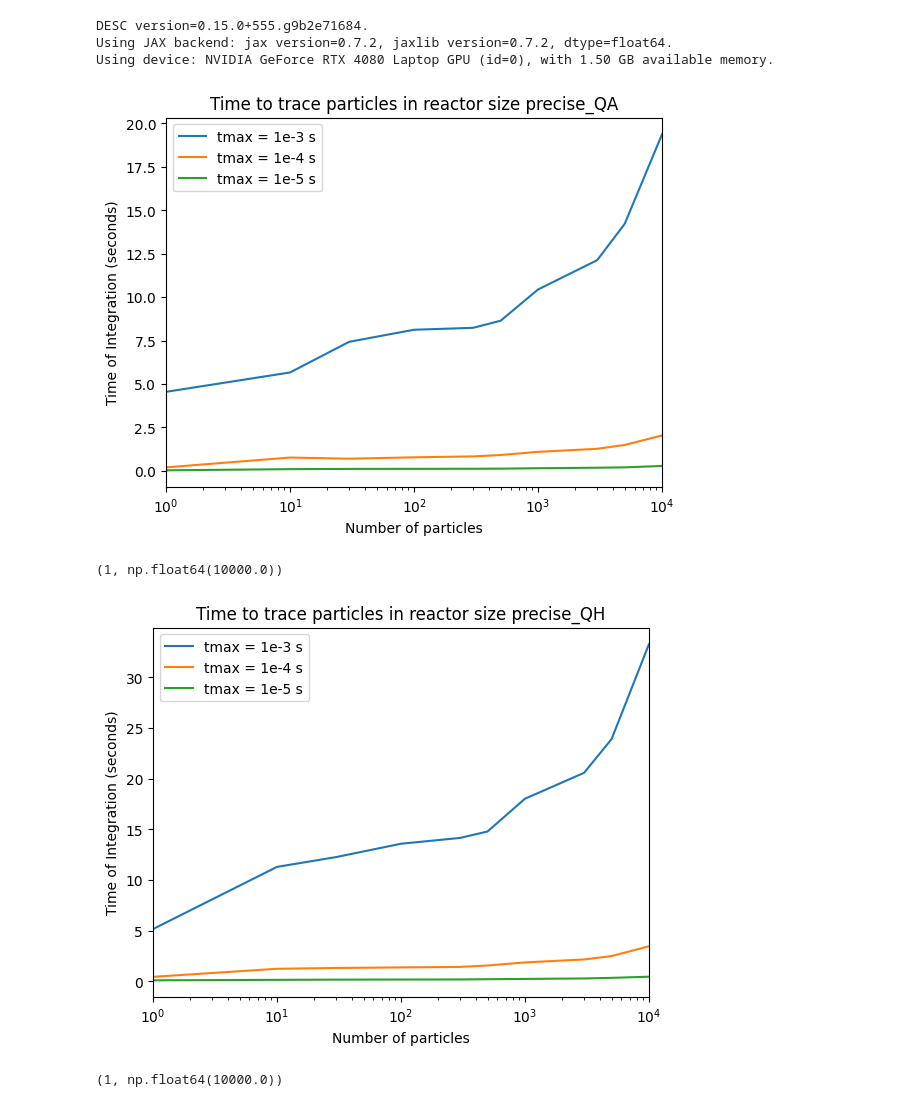
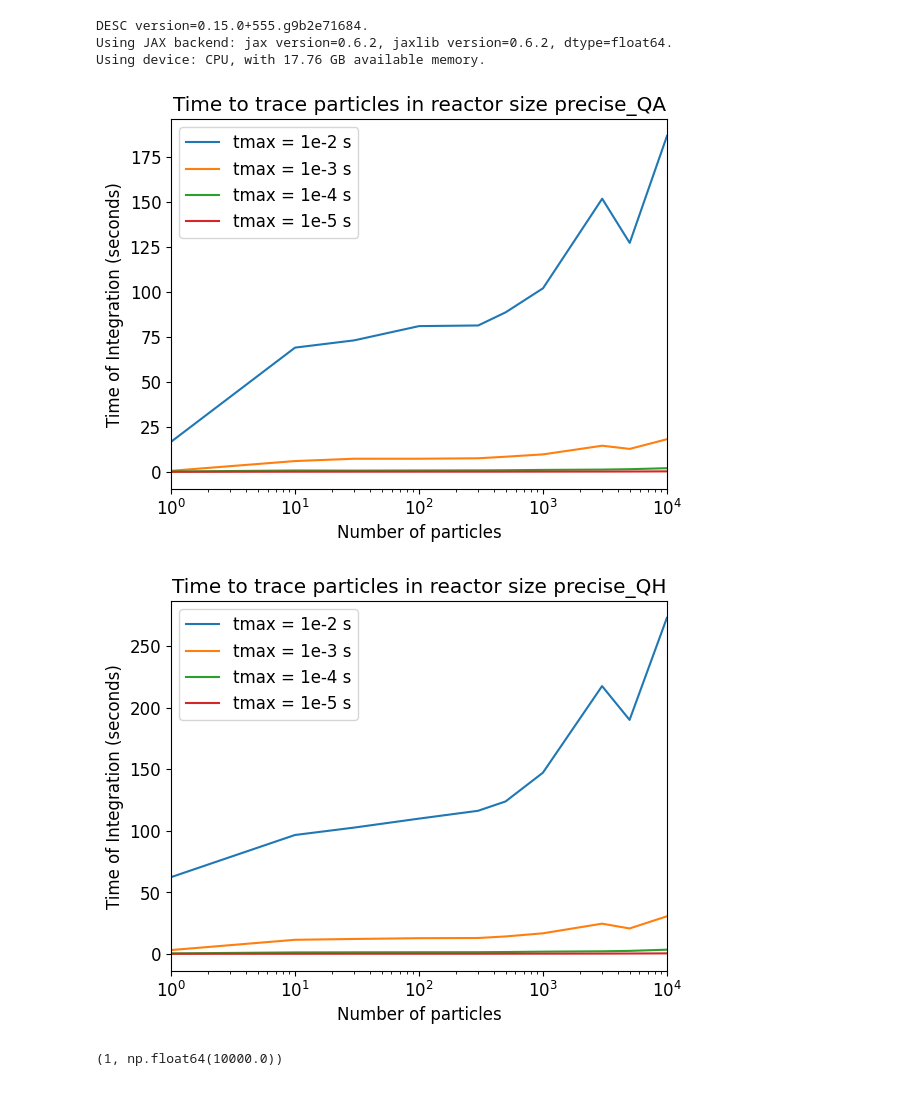
Before and after one commit to YigitElma/DEBUG-DESC, a Jupyter notebook: Particle_Tracing/Profiling/check-results.ipynb, the cells around one changed output. Saved outputs shown, nothing was run; the diff lists cells and outputs as text; code cells hidden in the pictures.

```diff
--- a/Particle_Tracing/Profiling/check-results.ipynb
+++ b/Particle_Tracing/Profiling/check-results.ipynb
@@ -5,11 +5,6 @@ import os
 sys.path.insert(0, os.path.abspath("."))
 sys.path.insert(0, os.path.abspath("."))
 sys.path.append(os.path.abspath("../../../"))
-
-os.environ["XLA_PYTHON_CLIENT_MEM_FRACTION"] = "0.99"
-from desc import set_device
-
-set_device("gpu")
 
 from desc.backend import print_backend_info
 
@@ -27,13 +22,13 @@ from desc.compat import rescale
 from desc.io import load
 # %% [output]
 DESC version=0.15.0+555.g9b2e71684.
-Using JAX backend: jax version=0.7.2, jaxlib version=0.7.2, dtype=float64.
-Using device: NVIDIA GeForce RTX 4080 Laptop GPU (id=0), with 1.50 GB available memory.
+Using JAX backend: jax version=0.6.2, jaxlib version=0.6.2, dtype=float64.
+Using device: CPU, with 17.76 GB available memory.
 # %%
 name = "precise_QA"
-ts_to_profile = [3, 4, 5]
+ts_to_profile = [2, 3, 4, 5]
 Ns = np.loadtxt(f"{name}-Ns.txt")
-
+plt.rcParams.update({"font.size": 12})
 for T in ts_to_profile:
     Tsi = np.loadtxt(f"{name}-ts_1e-{T}.txt")
     plt.semilogx(Ns, Tsi, label=f"tmax = 1e-{T} s")
@@ -42,26 +37,25 @@ plt.ylabel("Time of Integration (seconds)")
 plt.legend()
 plt.title(f"Time to trace particles in reactor size {name}")
 plt.xlim([1, max(Ns)]);
-# plt.savefig(f"{name}_time_to_trace_particles.png", dpi=500)
+plt.savefig(f"{name}_time_to_trace_particles.png", dpi=500)
 # %% [output]
-[figure, old version]
+[figure, new version]
 # %%
 name = "precise_QH"
-ts_to_profile = [3, 4, 5]
+ts_to_profile = [2, 3, 4, 5]
 Ns = np.loadtxt(f"{name}-Ns.txt")
 
 for T in ts_to_profile:
     Tsi = np.loadtxt(f"{name}-ts_1e-{T}.txt")
     plt.semilogx(Ns, Tsi, label=f"tmax = 1e-{T} s")
 plt.xlabel("Number of particles")
 plt.ylabel("Time of Integration (seconds)")
 plt.legend()
 plt.title(f"Time to trace particles in reactor size {name}")
 plt.xlim([1, max(Ns)])
-# plt.savefig(f"{name}_time_to_trace_particles.png", dpi=500)
+plt.savefig(f"{name}_time_to_trace_particles.png", dpi=500)
 # %% [output]
-(1, np.float64(10000.0))
-[figure, old version]
+[figure, new version]
 # %%
 name = "w7-x"
 ts_to_profile = [4, 5]
```
Also changed, not shown: 13 other files.
